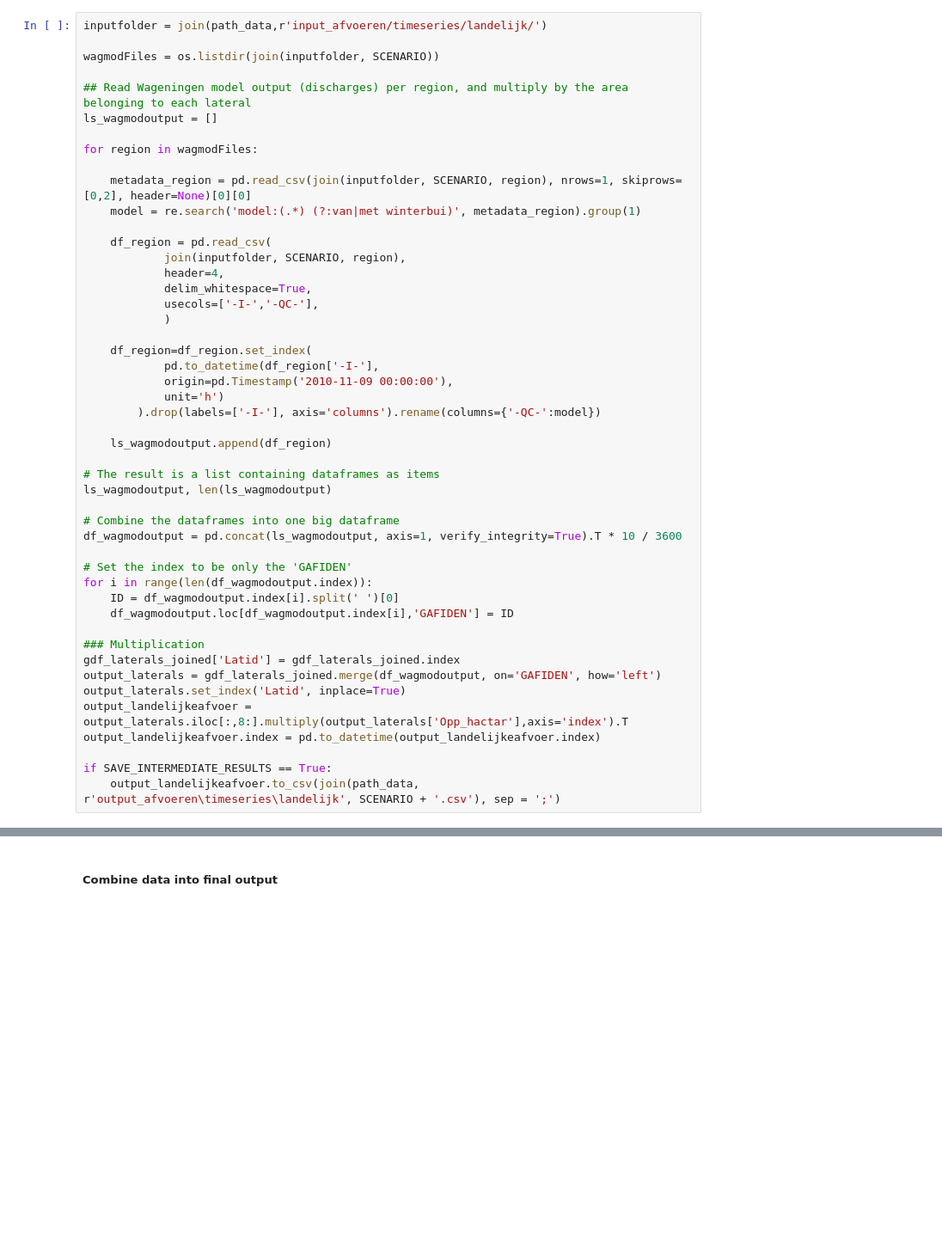
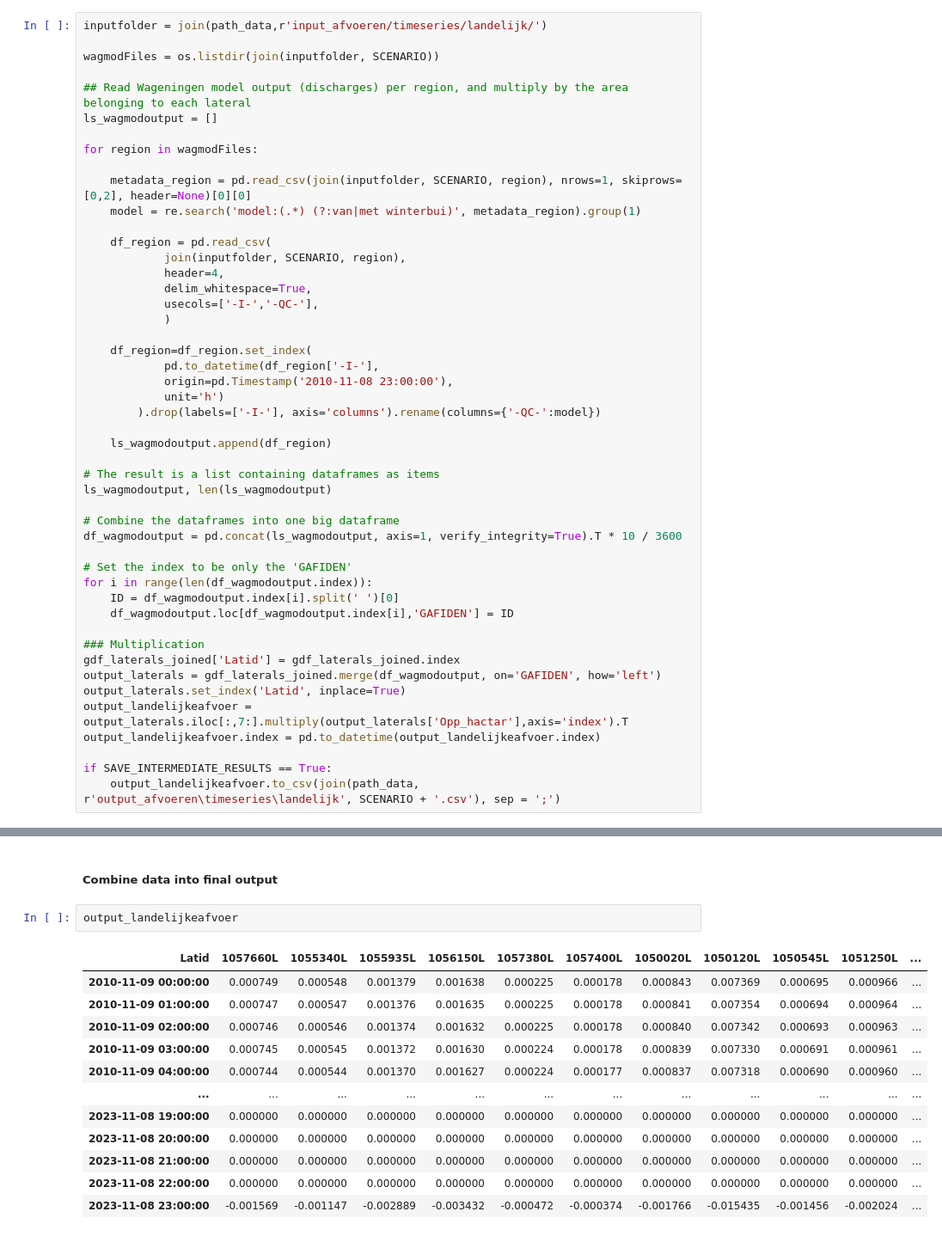
Before and after one commit to jaclangemeijer/23K01-01-importeer-neerslag-afvoer-uit-modellen, a Jupyter notebook: 05_Notebooks/ETL_rainfallrunoff_data.ipynb, the cells around one changed output, grey strips where cells are left out. Shown at 86% size. Cells and saved outputs as stored; diff of their text form; blank space fills up the shorter version.

```diff
--- a/05_Notebooks/ETL_rainfallrunoff_data.ipynb
+++ b/05_Notebooks/ETL_rainfallrunoff_data.ipynb
@@ -182,7 +187,7 @@ for region in wagmodFiles:
 
     df_region=df_region.set_index(
             pd.to_datetime(df_region['-I-'],
-            origin=pd.Timestamp('2010-11-09 00:00:00'),
+            origin=pd.Timestamp('2010-11-08 23:00:00'),
             unit='h')
         ).drop(labels=['-I-'], axis='columns').rename(columns={'-QC-':model})
 
@@ -203,7 +208,7 @@ for i in range(len(df_wagmodoutput.index)):
 gdf_laterals_joined['Latid'] = gdf_laterals_joined.index
 output_laterals = gdf_laterals_joined.merge(df_wagmodoutput, on='GAFIDEN', how='left')
 output_laterals.set_index('Latid', inplace=True)
-output_landelijkeafvoer = output_laterals.iloc[:,8:].multiply(output_laterals['Opp_hactar'],axis='index').T
+output_landelijkeafvoer = output_laterals.iloc[:,7:].multiply(output_laterals['Opp_hactar'],axis='index').T
 output_landelijkeafvoer.index = pd.to_datetime(output_landelijkeafvoer.index)
 
 if SAVE_INTERMEDIATE_RESULTS == True:
@@ -314,2 +335,17 @@ else:
 # %% [markdown]
 ##### Combine data into final output
+# %%
+output_landelijkeafvoer
+# %% [output]
+| Latid | 1057660L | 1055340L | 1055935L | 1056150L | 1057380L | 1057400L | 1050020L | 1050120L | 1050545L | 1051250L | ... |
+| 2010-11-09 00:00:00 | 0.000749 | 0.000548 | 0.001379 | 0.001638 | 0.000225 | 0.000178 | 0.000843 | 0.007369 | 0.000695 | 0.000966 | ... |
+| 2010-11-09 01:00:00 | 0.000747 | 0.000547 | 0.001376 | 0.001635 | 0.000225 | 0.000178 | 0.000841 | 0.007354 | 0.000694 | 0.000964 | ... |
+| 2010-11-09 02:00:00 | 0.000746 | 0.000546 | 0.001374 | 0.001632 | 0.000225 | 0.000178 | 0.000840 | 0.007342 | 0.000693 | 0.000963 | ... |
+| 2010-11-09 03:00:00 | 0.000745 | 0.000545 | 0.001372 | 0.001630 | 0.000224 | 0.000178 | 0.000839 | 0.007330 | 0.000691 | 0.000961 | ... |
+| 2010-11-09 04:00:00 | 0.000744 | 0.000544 | 0.001370 | 0.001627 | 0.000224 | 0.000177 | 0.000837 | 0.007318 | 0.000690 | 0.000960 | ... |
+| ... | ... | ... | ... | ... | ... | ... | ... | ... | ... | ... | ... |
+| 2023-11-08 19:00:00 | 0.000000 | 0.000000 | 0.000000 | 0.000000 | 0.000000 | 0.000000 | 0.000000 | 0.000000 | 0.000000 | 0.000000 | ... |
+| 2023-11-08 20:00:00 | 0.000000 | 0.000000 | 0.000000 | 0.000000 | 0.000000 | 0.000000 | 0.000000 | 0.000000 | 0.000000 | 0.000000 | ... |
+| 2023-11-08 21:00:00 | 0.000000 | 0.000000 | 0.000000 | 0.000000 | 0.000000 | 0.000000 | 0.000000 | 0.000000 | 0.000000 | 0.000000 | ... |
+| 2023-11-08 22:00:00 | 0.000000 | 0.000000 | 0.000000 | 0.000000 | 0.000000 | 0.000000 | 0.000000 | 0.000000 | 0.000000 | 0.000000 | ... |
+| 2023-11-08 23:00:00 | -0.001569 | -0.001147 | -0.002889 | -0.003432 | -0.000472 | -0.000374 | -0.001766 | -0.015435 | -0.001456 | -0.002024 | ... |
```
Also changed, not shown: parts of 8 cells of this notebook.
